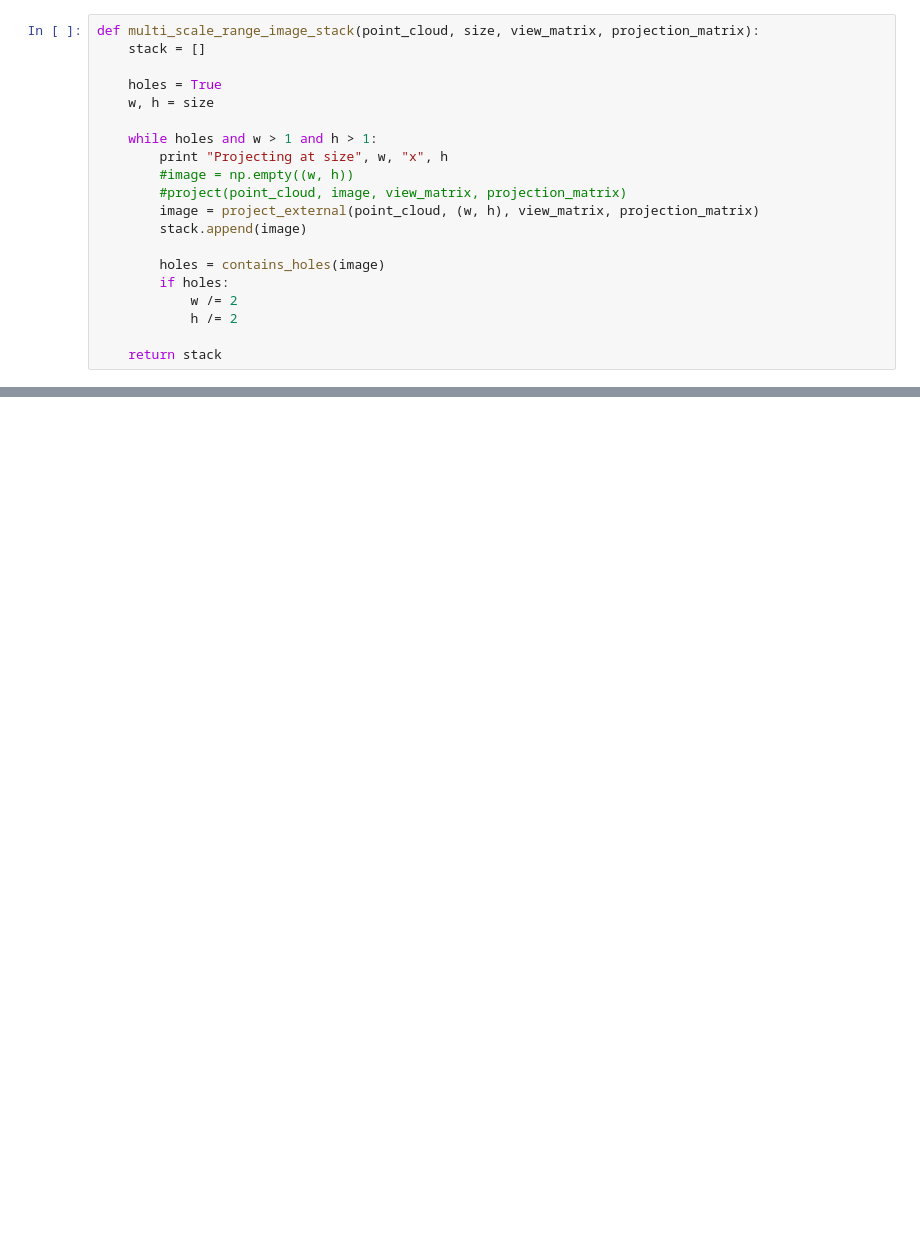
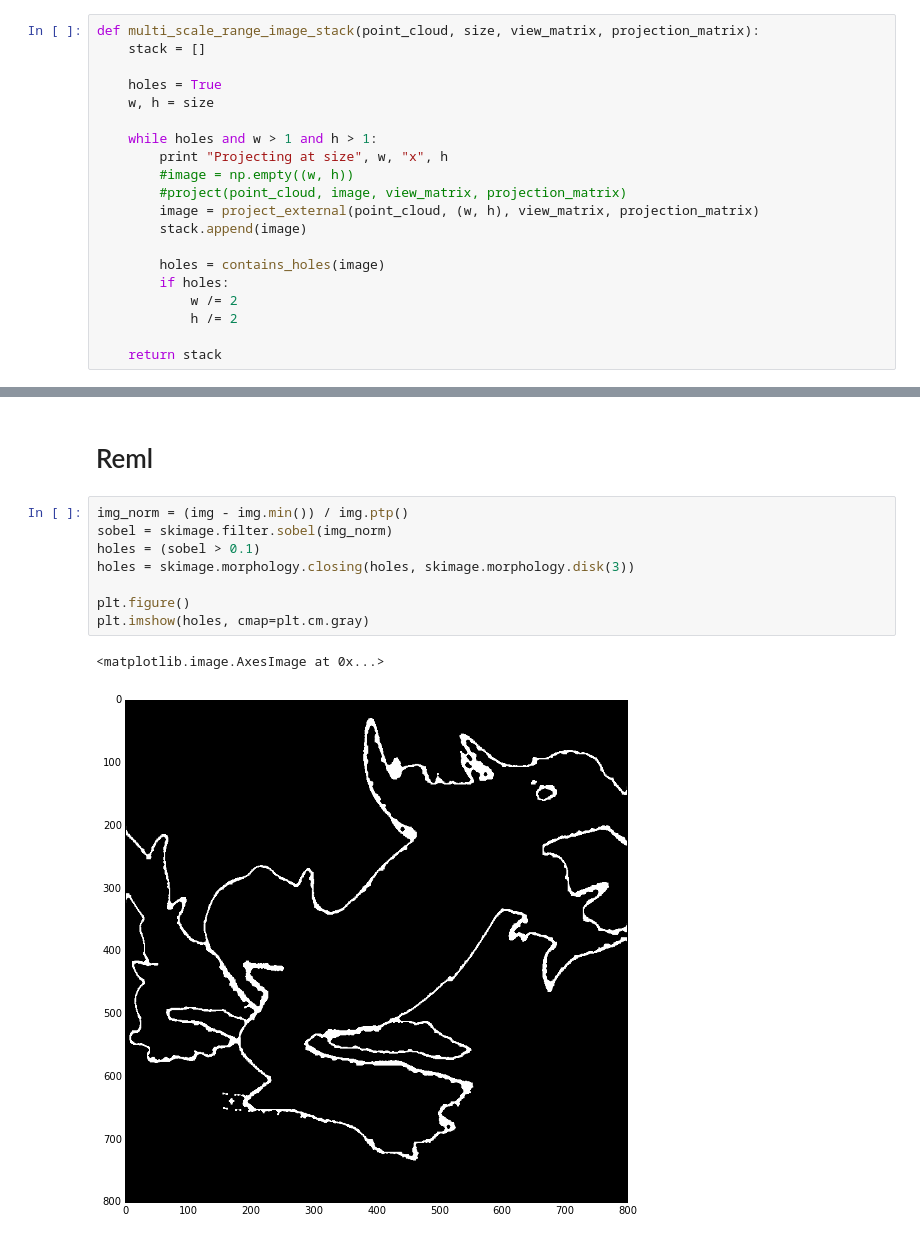
Before and after one commit to timlenertz/info-h-500, a Jupyter notebook: superresolution.ipynb, the cells around one changed output, grey strips where cells are left out. Drawn from its saved outputs; the diff is of its cells as text; blank space fills up the shorter version.

```diff
--- a/superresolution.ipynb
+++ b/superresolution.ipynb
@@ -196,0 +224,13 @@ Merging (400, 400) with (800, 800)
+# %% [markdown]
+# Reml
+# %%
+img_norm = (img - img.min()) / img.ptp()
+sobel = skimage.filter.sobel(img_norm)
+holes = (sobel > 0.1)
+holes = skimage.morphology.closing(holes, skimage.morphology.disk(3))
+
+plt.figure()
+plt.imshow(holes, cmap=plt.cm.gray)
+# %% [output]
+<matplotlib.image.AxesImage at 0x...>
+[figure, added]
```
Also changed, not shown: parts of 16 cells of this notebook, 1 other file.
